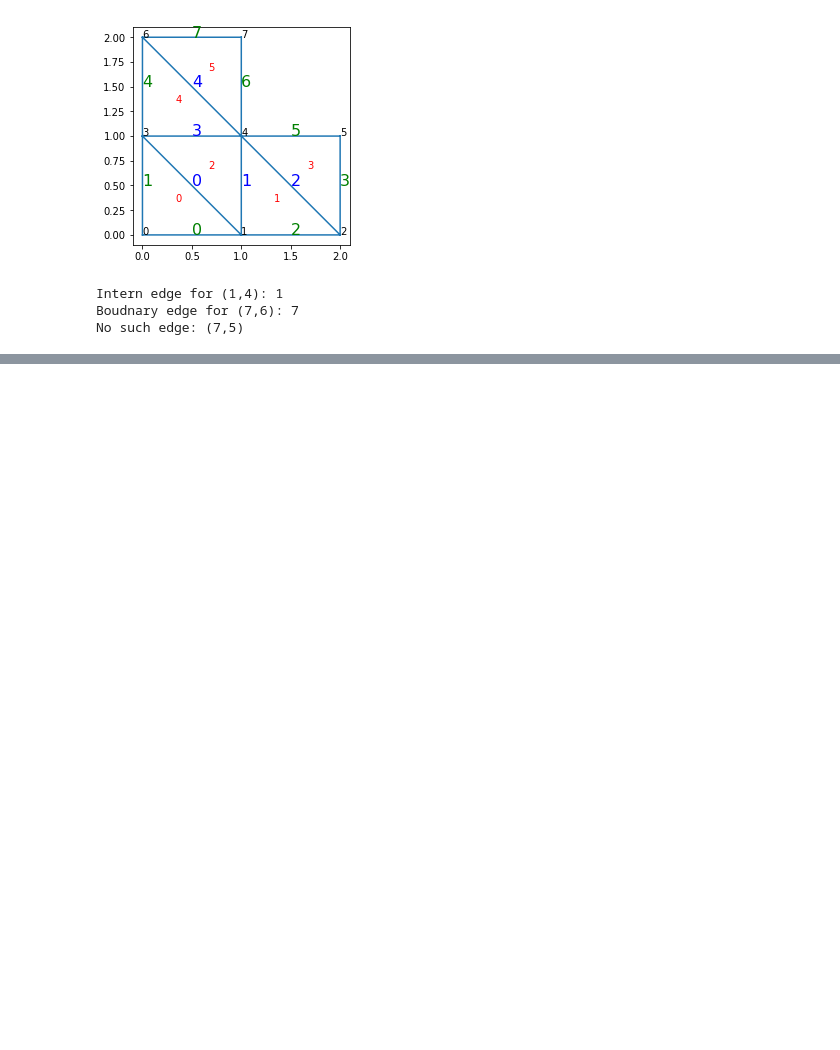
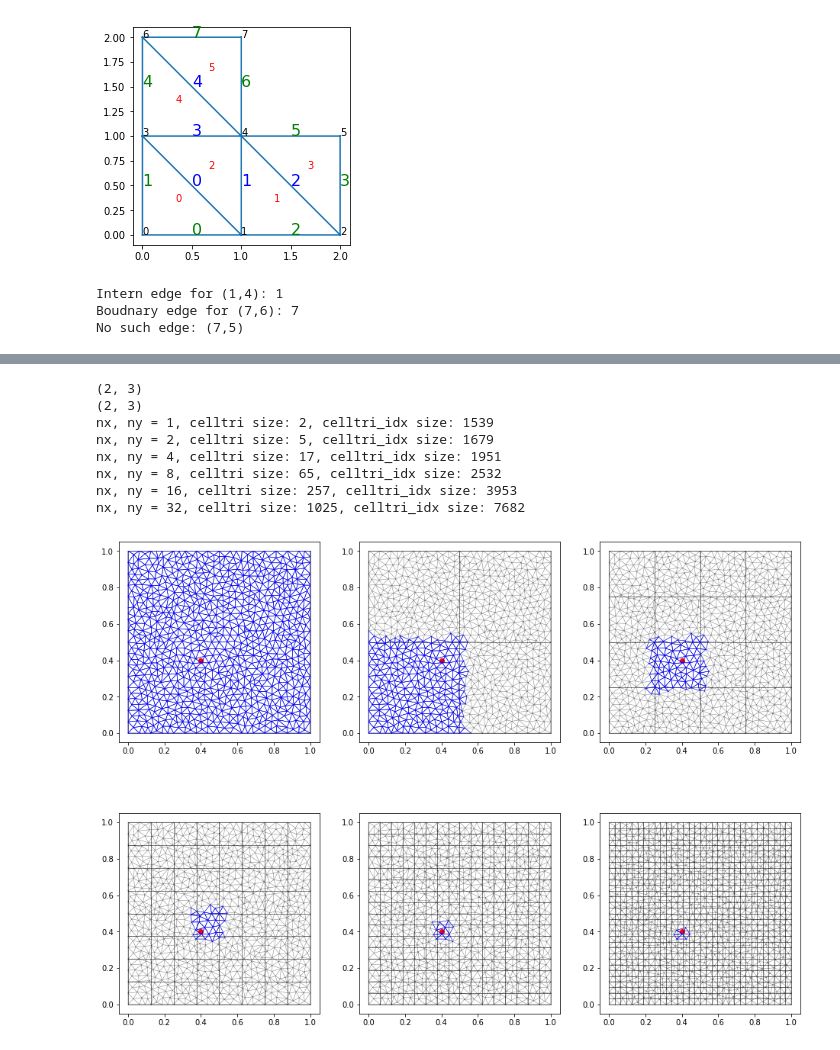
Before and after one commit to geomalgo/geomalgo-doc, a Jupyter notebook: triangulation.ipynb, the cells around one changed output, grey strips where cells are left out. Cells and saved outputs as stored; diff of their text form; code cells hidden in the pictures; blank space fills up the shorter version.

```diff
--- a/triangulation.ipynb
+++ b/triangulation.ipynb
@@ -334,2 +364,0 @@ show()
-# %%
-locator = ga.TriangulationLocator(TG)
@@ -341,0 +383,43 @@ print(triangles)
+# %%
+cell_numbers = array([[1,  2,  4], [8, 16, 32]])
+
+nrows = cell_numbers.shape[0]
+ncols = cell_numbers.shape[1]
+fig, axes = subplots(ncols=3, nrows=2, figsize=(16,12))
+
+print(cell_numbers.shape)
+print(axes.shape)
+
+for irow in range(nrows):
+    for icol in range(ncols):
+        n = cell_numbers[irow, icol]
+        fig.sca(axes[irow, icol])
+
+        triplot(TG.x, TG.y, TG.trivtx, color='gray', lw=0.5)
+
+        locator = ga.TriangulationLocator(TG, nx=n, ny=n)
+        locator.grid.plot(color='black', lw=0.5)
+
+        P = ga.Point2D(0.4, 0.4)
+        P.plot(color='red')
+
+        cell = locator.grid.find_cell(P)
+
+        for T in locator.cell_to_triangles(cell.ix, cell.iy):
+            TG[T].plot(lw=0.5)
+
+        print("nx, ny = {}, celltri size: {}, celltri_idx size: {}".format(
+                  n, len(locator.celltri), len(locator.celltri_idx)))
+
+        axis('scaled')
+show()
+# %% [output]
+(2, 3)
+(2, 3)
+nx, ny = 1, celltri size: 2, celltri_idx size: 1539
+nx, ny = 2, celltri size: 5, celltri_idx size: 1679
+nx, ny = 4, celltri size: 17, celltri_idx size: 1951
+nx, ny = 8, celltri size: 65, celltri_idx size: 2532
+nx, ny = 16, celltri size: 257, celltri_idx size: 3953
+nx, ny = 32, celltri size: 1025, celltri_idx size: 7682
+[figure, added]
```
Also changed, not shown: parts of 6 cells of this notebook, 1 other file.
